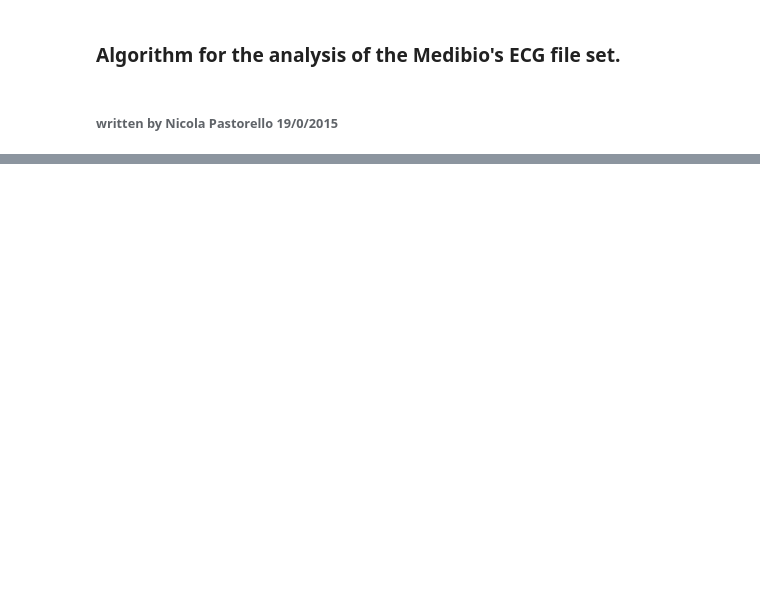
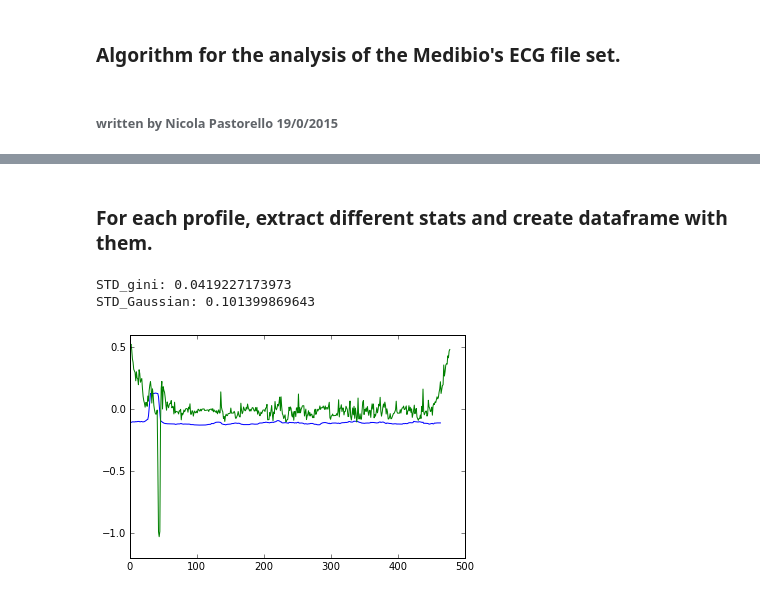
Before and after one commit to pastorenick/StressTest, a Jupyter notebook: Stress_analysis_dataAnalysis.ipynb, the cells around one changed output, grey strips where cells are left out. Cells and saved outputs as stored; diff of their text form; code cells hidden in the pictures; blank space fills up the shorter version.

```diff
--- a/Stress_analysis_dataAnalysis.ipynb
+++ b/Stress_analysis_dataAnalysis.ipynb
@@ -52,0 +104,22 @@ fileIn.close()
+# %% [markdown]
+### For each profile, extract different stats and create dataframe with them.
+# %%
+### Comparison between STD_Gini and STD_Gaussian_convolution
+
+dfTmp = dicDF[dicDF.keys()[207]]   # Outliers: 29,  39,  55, 120, 207
+binSize = 15
+rGini = rollingGini(dfTmp['hb'][selSleep[0]], binSize=binSize)
+
+print 'STD_gini:',std(rGini)
+#plot(dfTmp['hb'][selSleep[0]])
+plot(rGini, c='b')
+
+rGaussian = rollingGaussian(dfTmp['hb'][selSleep[0]], binSize=binSize)
+plot(rGaussian, c='g')
+print 'STD_Gaussian:', std(rGaussian[binSize:-binSize]) #Removing wings
+
+#plot(dfTmp['hb'][selSleep[0]])
+# %% [output]
+STD_gini: 0.0419227173973
+STD_Gaussian: 0.101399869643
+[figure, added]
```
Also changed, not shown: parts of 20 cells of this notebook, 2 other files.
